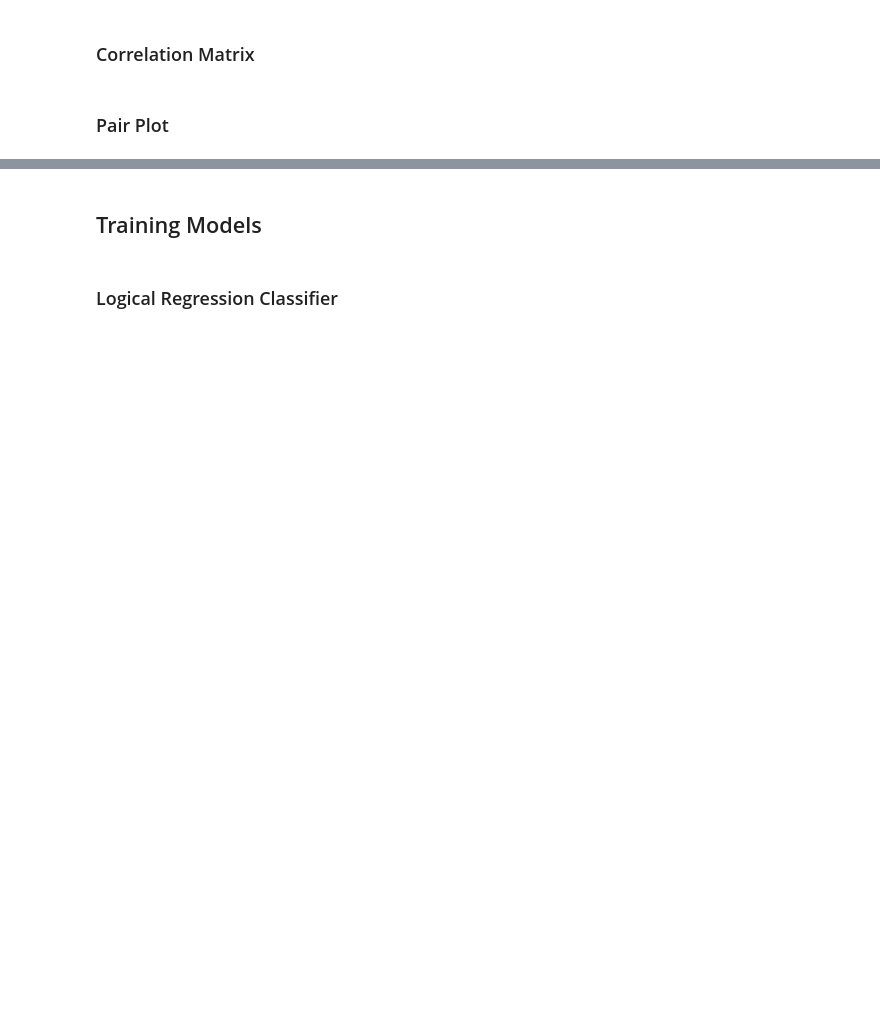
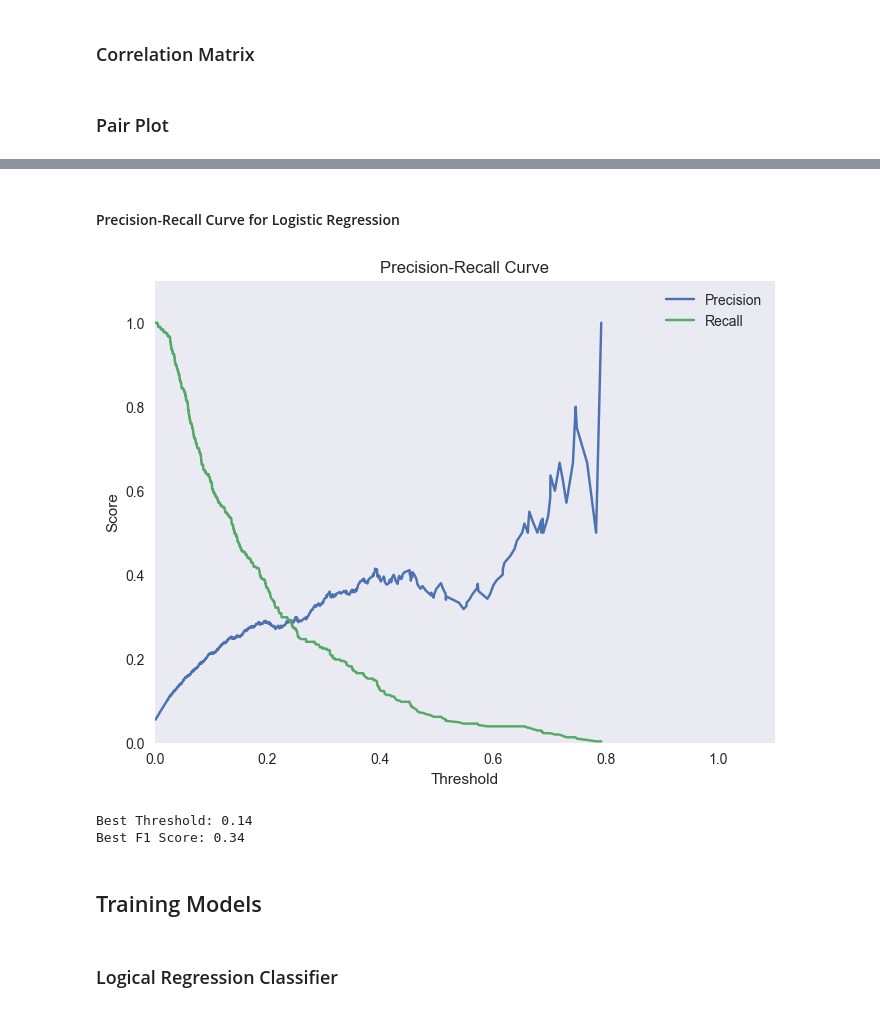
Before and after one commit to ZasaQ/A-neural-model-of-a-banking-customer, a Jupyter notebook: KrzywdaKubowicz.ipynb, the cells around one changed output, grey strips where cells are left out. Saved outputs shown, nothing was run; the diff lists cells and outputs as text; code cells hidden in the pictures; blank space fills up the shorter version.

```diff
--- a/KrzywdaKubowicz.ipynb
+++ b/KrzywdaKubowicz.ipynb
@@ -369,3 +545,30 @@ plt.show()
+# %% [markdown]
+#### Precision-Recall Curve for Logistic Regression
+# %%
+precisions, recalls, thresholds = precision_recall_curve(y_test, y_pred_proba)
+
+plt.figure(figsize=(8, 6))
+plt.plot(thresholds, precisions[:-1], label='Precision')
+plt.plot(thresholds, recalls[:-1], label='Recall')
+plt.xlabel('Threshold')
+plt.ylabel('Score')
+plt.title('Precision-Recall Curve')
+plt.xlim([0.0, 1.1])
+plt.ylim([0.0, 1.1])
+plt.legend()
+plt.grid()
+plt.show()
+
+f1_scores = 2 * (precisions * recalls) / (precisions + recalls)
+best_threshold_index = f1_scores.argmax()
+best_threshold = thresholds[best_threshold_index]
+
+print(f'Best Threshold: {best_threshold:.2f}')
+print(f'Best F1 Score: {f1_scores[best_threshold_index]:.2f}')
+# %% [output]
+[figure, added]
+Best Threshold: 0.14
+Best F1 Score: 0.34
 # %% [markdown]
 ## Training Models
 # %% [markdown]
```
Also changed, not shown: parts of 36 cells of this notebook, 1 other file.
